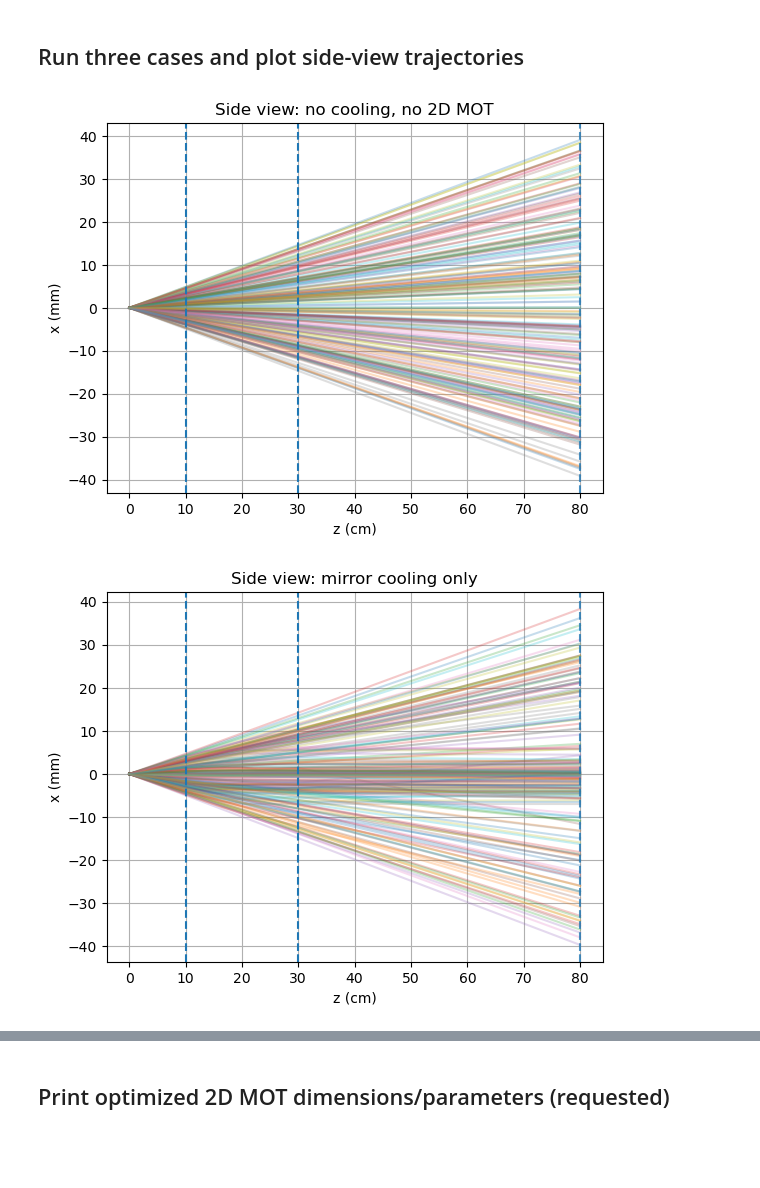
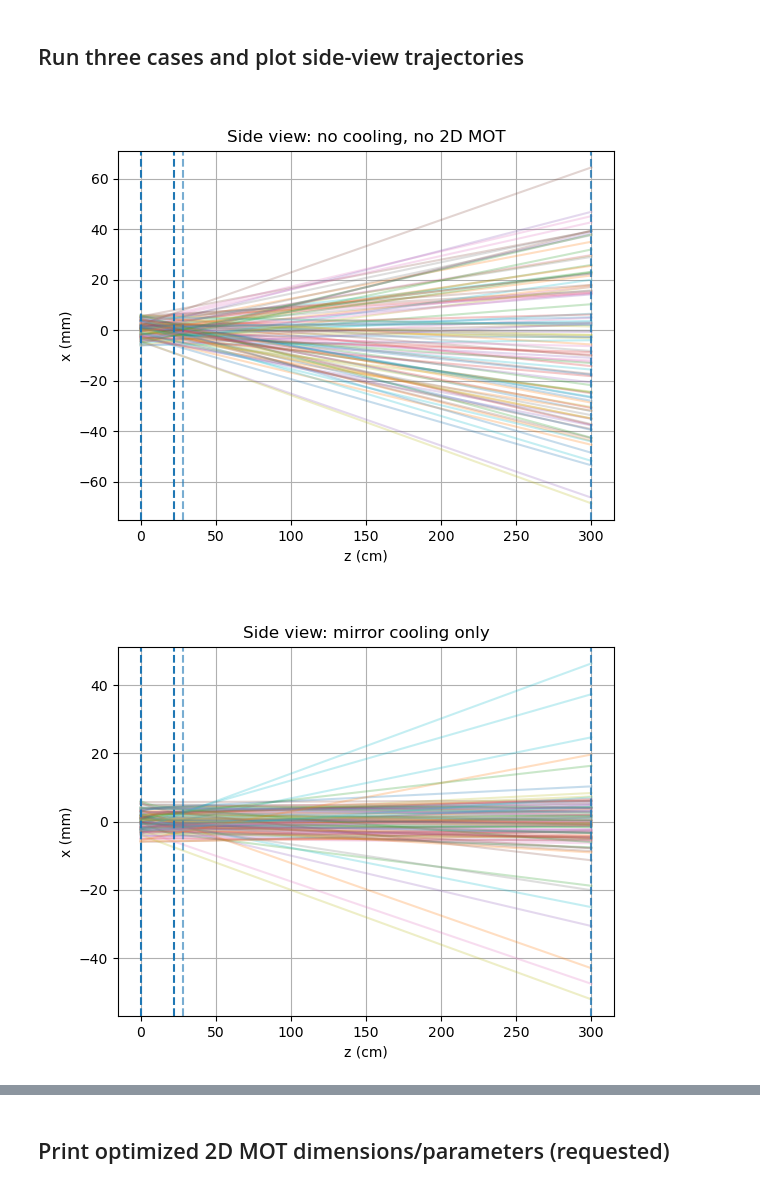
Before and after one commit to Pigg35/Lithium-6-Beamline, a Jupyter notebook: Li_beam_with_2DMOT_sideviews_and_optimization.ipynb, the cells around one changed output, grey strips where cells are left out. Saved outputs shown, nothing was run; the diff lists cells and outputs as text; code cells hidden in the pictures; blank space fills up the shorter version.

Commit message:
Updated sideviews notebook

```diff
--- a/Li_beam_with_2DMOT_sideviews_and_optimization.ipynb
+++ b/Li_beam_with_2DMOT_sideviews_and_optimization.ipynb
@@ -50,7 +54,7 @@ Isat_mW_cm2 = 2.54       # saturation intensity in mW/cm^2, two-level approx, ex
 Isat = Isat_mW_cm2 * 1e-3 / 1e-4  # saturation intensity in W/m^2
 
 # ---------------- Oven/source ----------------
-T_oven_C = 800.0
+T_oven_C = 600.0
 T_oven_K = T_oven_C + 273.15
 hole_d_mm = 0.3
 
@@ -108,10 +176,9 @@ def effusive_flux_atoms_per_s(T_K, m, hole_d_mm):
     P = lithium_vapor_pressure_Pa(T_K)
     n = P/(kB*T_K)
     vbar = mean_speed_MB(T_K, m)
-    A = np.pi*(hole_d_mm*1e-3/2)**2
+    A = np.pi*(hole_d_mm/2)**2
     return 0.25*n*vbar*A, P, n, vbar, A
 
-Ndot_hole, P_oven, n_oven, vbar, A_hole = effusive_flux_atoms_per_s(T_oven_K, mass, hole_d_mm)
-print(f"Vapor pressure ~ {P_oven:.3g} Pa, mean speed ~ {vbar:.1f} m/s")
+Ndot_hole, P_oven, n_oven, vbar, A_hole = effusive_flux_atoms_per_s(T_oven_K, mass, cfg.oven_channel_radius*2)
 print(f"Effusive flux out of {hole_d_mm:.1f} mm hole: Ndot_hole ~ {Ndot_hole:.3e} atoms/s")
 # %% [output]
@@ -196,6 +261,14 @@ s0x_eff=260.97, s0y_eff=260.97
 def sample_MB_speeds(N, T, m):
     X = rng.chisquare(df=3, size=N)
     return np.sqrt((kB*T/m)*X)
+
+# Samples speeds from the flux-weighted Maxwell-Boltzmann distribution for an effusive beam
+def sample_flux_weighted_speed(T_K, mass, N, rng):
+    # Sample from f(v) ∝ v^3 exp(-mv^2/2kT) using Gamma(k=2, theta=1/a) on v^2
+    a = mass / (2*kB*T_K)
+    y = rng.gamma(shape=2.0, scale=1.0/a, size=N)   # y = v^2
+    # returns ensemble of speeds
+    return np.sqrt(y)
 
 # Sample angles for effusive emission
 def sample_effusive_angles_forward(N):
@@ -242,3 +315,10 @@ def sample_initial_at_hole_then_drift_to_zstart(N, T_oven_K, m, z_start, use_ski
     y = y0 + vy*t
 
     return (x0, y0, z0), (x, y, vx, vy, vz), acceptance
+
+def sample_disk(radius, N, rng):
+    r = radius * np.sqrt(rng.random(N)) # Uses CDF inversion to get uniform sampling in disk area
+    phi = 2*np.pi*rng.random(N)
+    x = r*np.cos(phi)
+    y = r*np.sin(phi)
+    return x, y
@@ -627,44 +1127,44 @@ case3 = propagate_system(
     record_traj=True
 )
 # %%
-def plot_sideview(case, title, filename):
+def plot_sideview(case, cfg, title, filename):
     traj = case["traj"]
     z_list = traj["z"]
     x_list = traj["x"]
 
     plt.figure()
     n = x_list[0].size
     for i in range(n):
         zz = np.array([z_list[j][i] for j in range(len(z_list))], dtype=float)
         xx = np.array([x_list[j][i] for j in range(len(x_list))], dtype=float)
 
         # Remove consecutive duplicate z-points at region boundaries
         keep = np.ones_like(zz, dtype=bool)
         keep[1:] = np.abs(np.diff(zz)) > 1e-12
         plt.plot(zz[keep]*1e2, xx[keep]*1e3, alpha=0.25)
 
-    z_start = case["z_start"]*1e2
-    z_end   = case["z_end"]*1e2
-    z_mot_end = case["z_mot_end"]*1e2
-    z_or = case["z_orifice"]*1e2
+    z_start = 0.0
+    z_end   = cfg.z_cooling_end*1e2
+    z_mot_end = cfg.z_mot_end*1e2
+    z_or = cfg.z_orifice*1e2
 
     plt.axvline(z_start, linestyle="--")
     plt.axvline(z_end, linestyle="--")
     if abs(z_mot_end - z_end) > 1e-12:
         plt.axvline(z_mot_end, linestyle="--", alpha=0.6)
     plt.axvline(z_or, linestyle="--", alpha=0.8)
 
     plt.xlabel("z (cm)")
     plt.ylabel("x (mm)")
     plt.title(title)
     plt.grid(True)
-    plt.savefig(filename, dpi=300, bbox_inches="tight")
+    # plt.savefig(filename, dpi=300, bbox_inches="tight")
     # plt.scatter(x, vx, s=1)
     plt.show()
 
-plot_sideview(case1, "Side view: no cooling, no 2D MOT", "NoCooling")
-plot_sideview(case2, "Side view: mirror cooling only", "TransverseCooling")
-plot_sideview(case3, "Side view: mirror cooling + optimized 2D MOT", "2DMOT")
+plot_sideview(case1, cfg, "Side view: no cooling, no 2D MOT", "NoCooling")
+plot_sideview(case2, cfg, "Side view: mirror cooling only", "TransverseCooling")
+plot_sideview(case3, cfg, "Side view: mirror cooling + optimized 2D MOT", "2DMOT")
 # %% [output]
-[figure, old version]
+[figure, new version]
-[figure, old version]
+[figure, new version]
```
Also changed, not shown: parts of 16 cells of this notebook, 1 other file.
